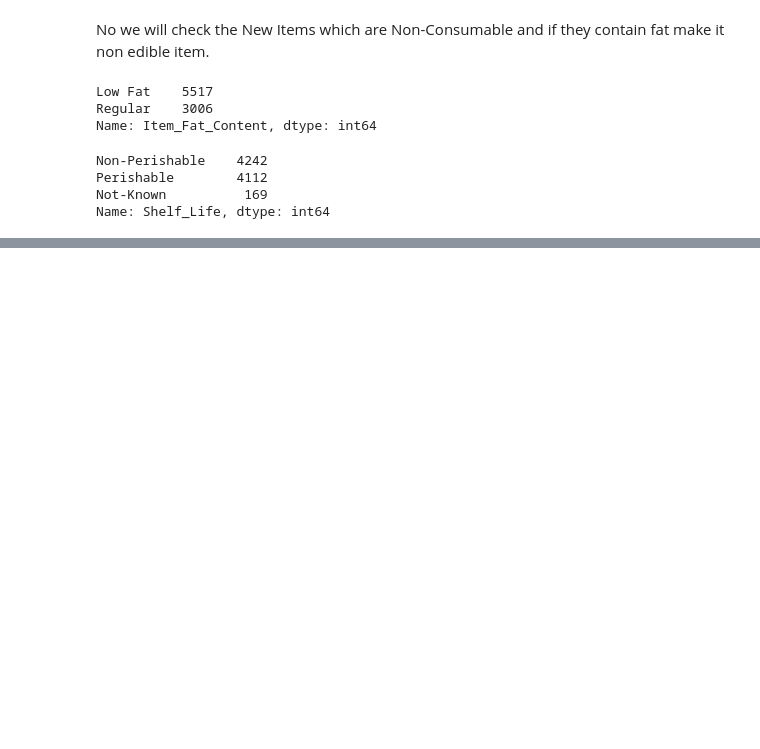
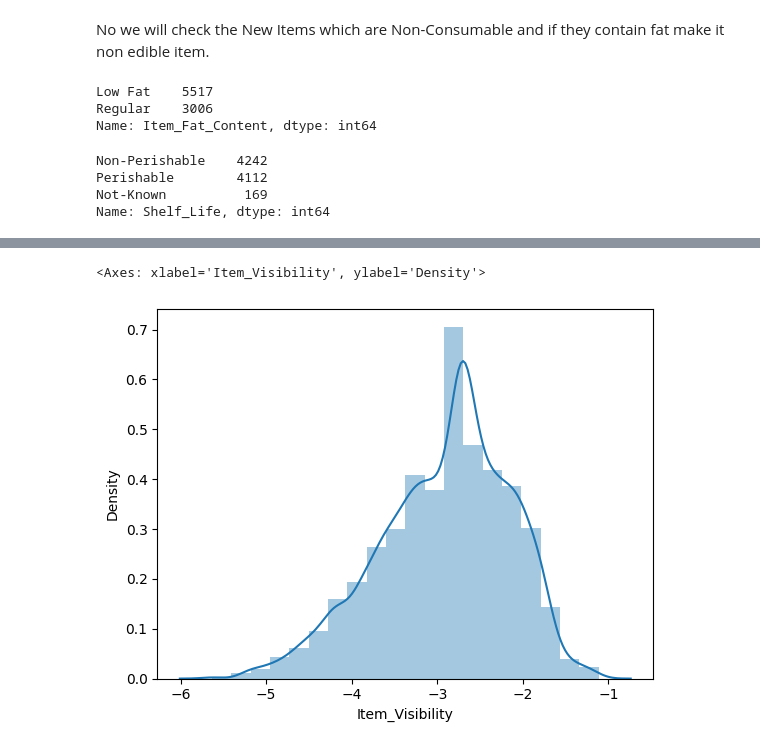
Before and after one commit to prateekkosta/Big-Mart-sales-analysis-, a Jupyter notebook: BigMart_Data_Analysis.ipynb, the cells around one changed output, grey strips where cells are left out. Cells and saved outputs as stored; diff of their text form; code cells hidden in the pictures; blank space fills up the shorter version.

```diff
--- a/BigMart_Data_Analysis.ipynb
+++ b/BigMart_Data_Analysis.ipynb
@@ -333,0 +363,7 @@ Name: Shelf_Life, dtype: int64
+# %%
+df['Item_Visibility']= np.log(df['Item_Visibility'])
+# %%
+sns.distplot(df['Item_Visibility'], bins= 20)
+# %% [output]
+<Axes: xlabel='Item_Visibility', ylabel='Density'>
+[figure, added]
```
Also changed, not shown: parts of 16 cells of this notebook.
